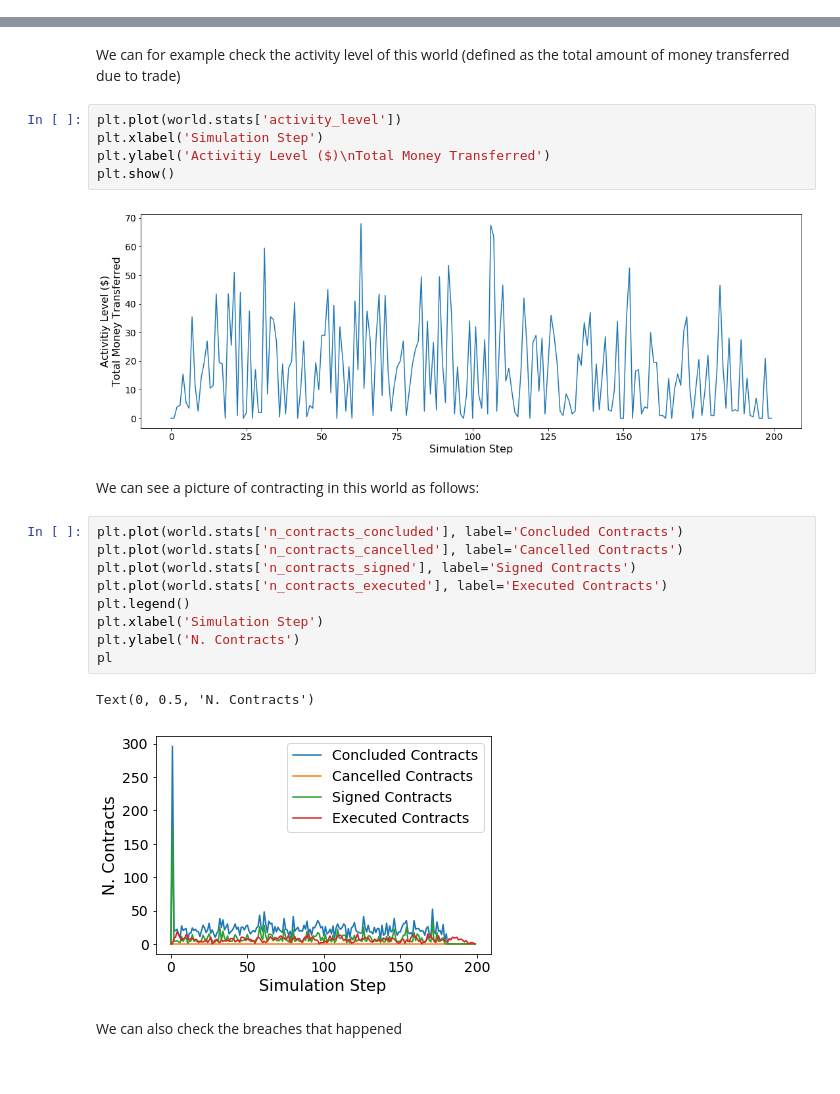
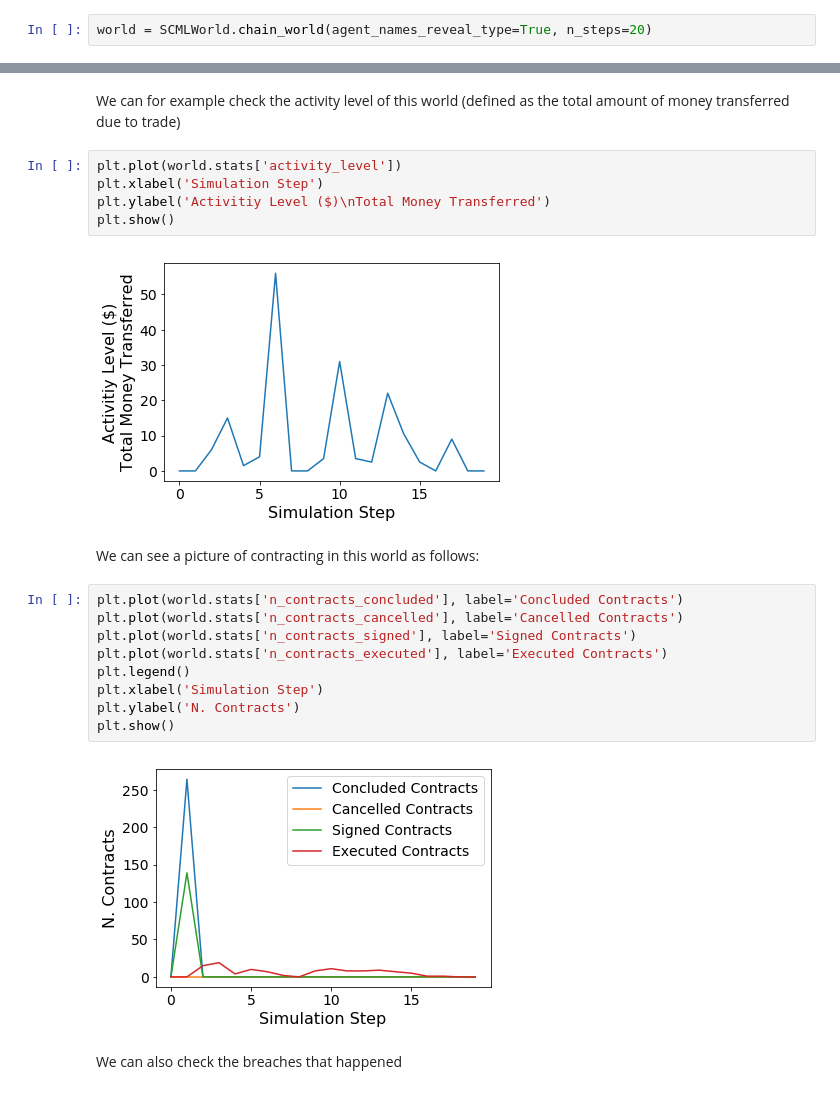
Before and after one commit to yasserfarouk/negmas, a Jupyter notebook: docs/tutorials/notebooks/06.run_scml.ipynb, the cells around one changed output, grey strips where cells are left out. Saved outputs shown, nothing was run; the diff lists cells and outputs as text.

````diff
--- a/docs/tutorials/notebooks/06.run_scml.ipynb
+++ b/docs/tutorials/notebooks/06.run_scml.ipynb
@@ -41,3 +37,5 @@ world = SCMLWorld.chain_world(agent_names_reveal_type=True
+# %%
+world = SCMLWorld.chain_world(agent_names_reveal_type=True, n_steps=20)
 # %% [markdown]
 For debugging purposes, we set ```agent_names_reveal_type``` to true to be able to know the type of an agent from its name. During the actual ANAC 2019 competition this is passed as ```False``` preventing agents from knowing the type of other agents by just inspecting their name.
 Now you can run this world simulation by just calling `run`.
@@ -68,21 +66,20 @@ plt.xlabel('Simulation Step')
 plt.ylabel('Activitiy Level ($)\nTotal Money Transferred')
 plt.show()
 # %% [output]
-[figure, old version]
+[figure, new version]
 # %% [markdown]
 We can see a picture of contracting in this world as follows:
 # %%
 plt.plot(world.stats['n_contracts_concluded'], label='Concluded Contracts')
 plt.plot(world.stats['n_contracts_cancelled'], label='Cancelled Contracts')
 plt.plot(world.stats['n_contracts_signed'], label='Signed Contracts')
 plt.plot(world.stats['n_contracts_executed'], label='Executed Contracts')
 plt.legend()
 plt.xlabel('Simulation Step')
 plt.ylabel('N. Contracts')
-pl
+plt.show()
 # %% [output]
-Text(0, 0.5, 'N. Contracts')
-[figure, old version]
+[figure, new version]
 # %% [markdown]
 We can also check the breaches that happened
 # %%
````
Also changed, not shown: parts of 7 cells of this notebook, 21 other files.
